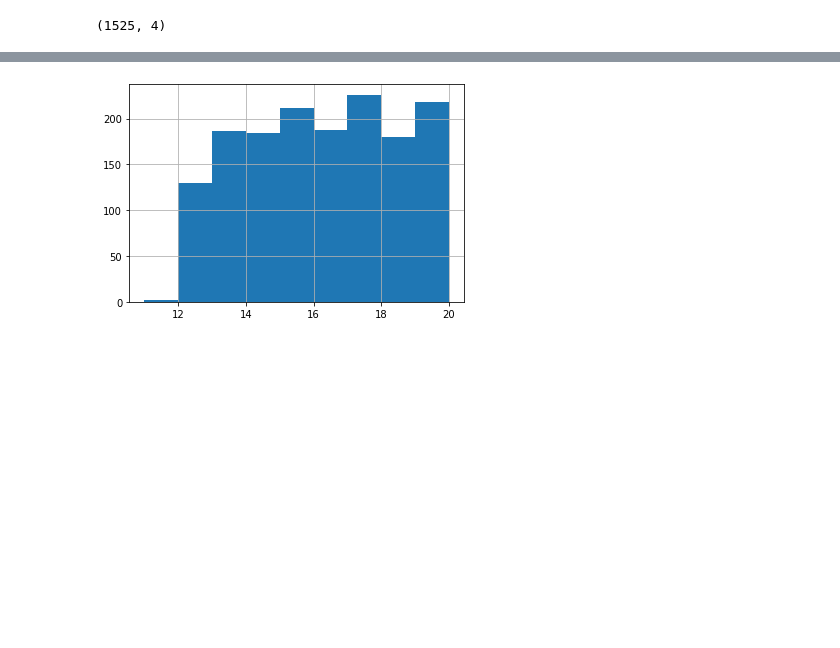
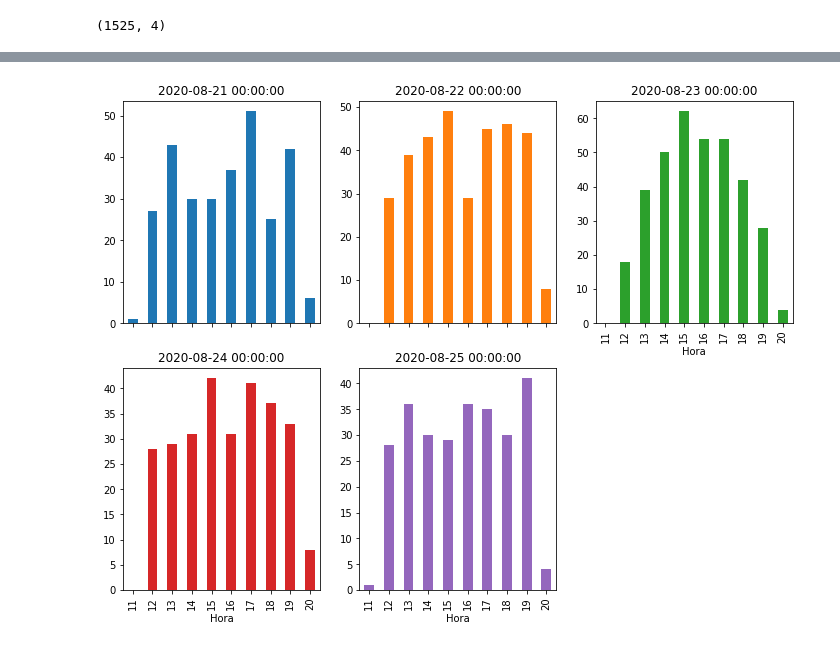
Before and after one commit to ravellys/PID, a Jupyter notebook: horário_de_pico.ipynb, the cells around one changed output, grey strips where cells are left out. Cells and saved outputs as stored; diff of their text form; code cells hidden in the pictures; blank space fills up the shorter version.

```diff
--- a/horário_de_pico.ipynb
+++ b/horário_de_pico.ipynb
@@ -83,5 +101,5 @@ df.describe()
-# %%
-df['Hora'].hist(bins = df['Hora'].max() - df['Hora'].min())
-plt.show()
-# %% [output]
-[figure, removed]
+# %%
+table.plot.bar(subplots=True, layout=(2, 3), figsize = (12,9), legend=False)
+plt.show()
+# %% [output]
+[figure, added]
```
Also changed, not shown: parts of 7 cells of this notebook.
